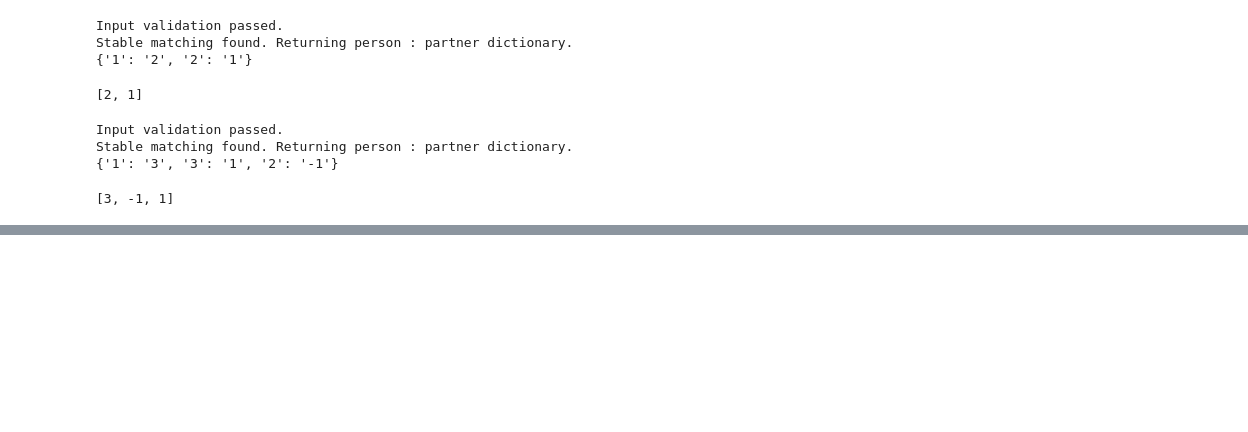
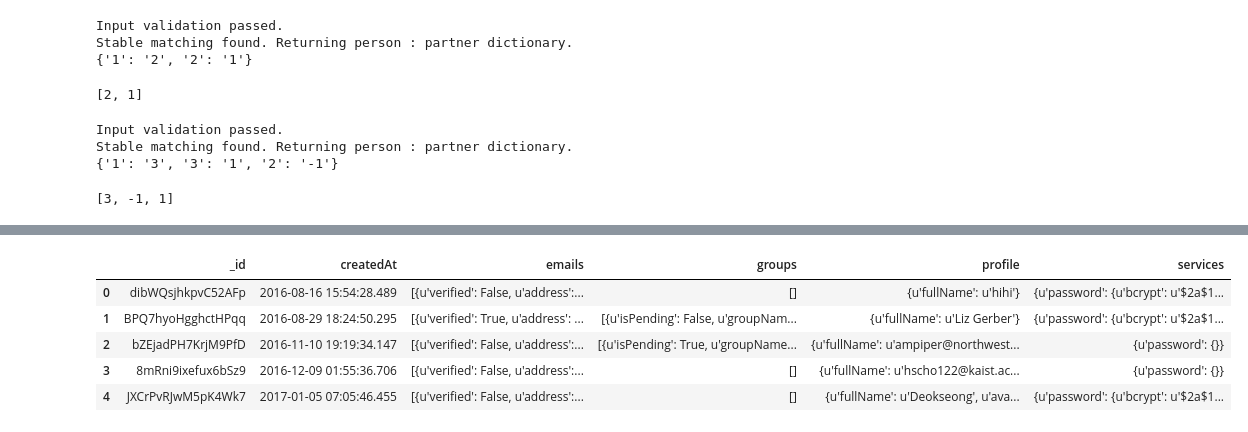
Before and after one commit to melissachen2000/pair-research-matching-alg, a Jupyter notebook: stable-matching/StableRoommatesMatching.ipynb, the cells around one changed output, grey strips where cells are left out. Drawn from its saved outputs; the diff is of its cells as text; code cells hidden in the pictures; blank space fills up the shorter version.

```diff
--- a/stable-matching/StableRoommatesMatching.ipynb
+++ b/stable-matching/StableRoommatesMatching.ipynb
@@ -736,0 +766,10 @@ Stable matching found. Returning person : partner dictionary.
+# %%
+users = pd.DataFrame(list(db.users.find()))
+users.head()
+# %% [output]
+|  | _id | createdAt | emails | groups | profile | services |
+| 0 | dibWQsjhkpvC52AFp | 2016-08-16 15:54:28.489 | [{u'verified': False, u'address':... | [] | {u'fullName': u'hihi'} | {u'password': {u'bcrypt': u'$2a$1... |
+| 1 | BPQ7hyoHgghctHPqq | 2016-08-29 18:24:50.295 | [{u'verified': True, u'address': ... | [{u'isPending': False, u'groupNam... | {u'fullName': u'Liz Gerber'} | {u'password': {u'bcrypt': u'$2a$1... |
+| 2 | bZEjadPH7KrjM9PfD | 2016-11-10 19:19:34.147 | [{u'verified': False, u'address':... | [{u'isPending': True, u'groupName... | {u'fullName': u'ampiper@northwest... | {u'password': {}} |
+| 3 | 8mRni9ixefux6bSz9 | 2016-12-09 01:55:36.706 | [{u'verified': False, u'address':... | [] | {u'fullName': u'hscho122@kaist.ac... | {u'password': {}} |
+| 4 | JXCrPvRJwM5pK4Wk7 | 2017-01-05 07:05:46.455 | [{u'verified': False, u'address':... | [] | {u'fullName': u'Deokseong', u'ava... | {u'password': {u'bcrypt': u'$2a$1... |
```
Also changed, not shown: parts of 13 cells of this notebook.
